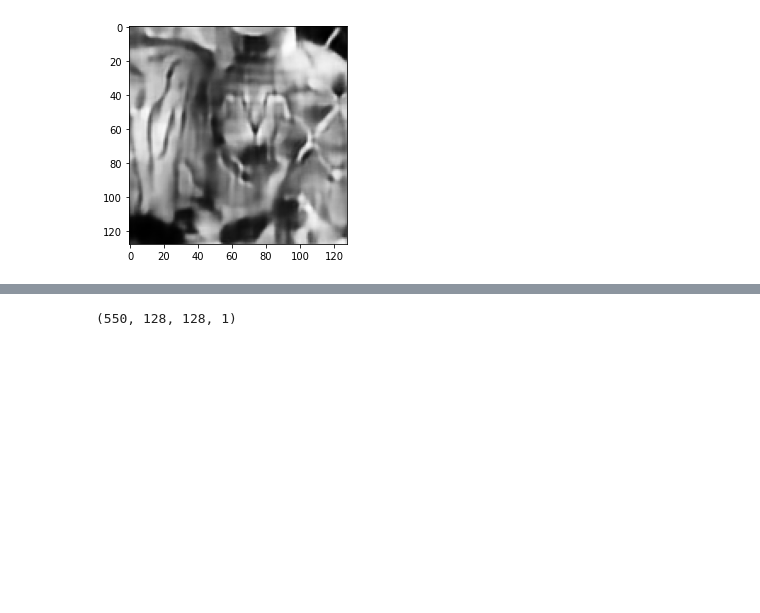
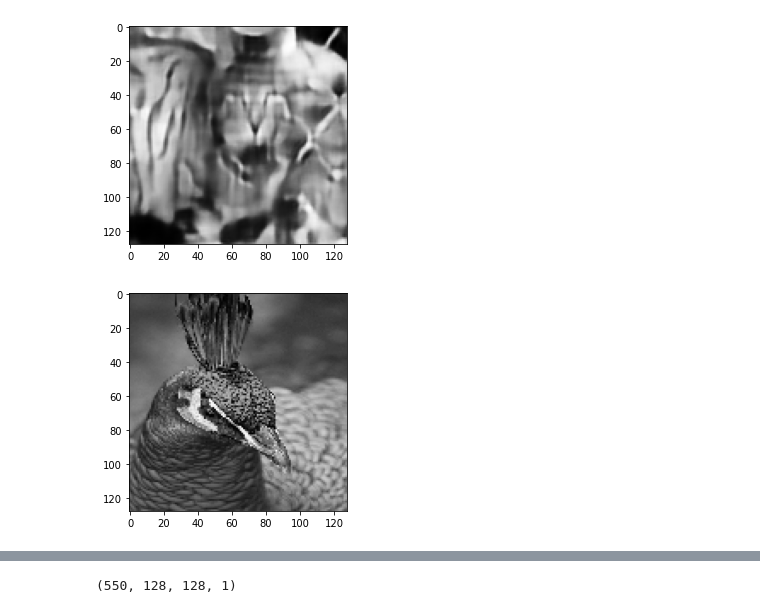
Before and after one commit to DMMP0/ItML, a Jupyter notebook: n+1_sima_prova.ipynb, the cells around one changed output, grey strips where cells are left out. Saved outputs shown, nothing was run; the diff lists cells and outputs as text; code cells hidden in the pictures; blank space fills up the shorter version.

```diff
--- a/n+1_sima_prova.ipynb
+++ b/n+1_sima_prova.ipynb
@@ -205,3 +195,10 @@ query_data, query_label = data_loader2(query_path)
 # %%
 gallery_data = np.asarray(gallery_data)
 query_data = np.asarray(query_data)
+# %%
+sample_image = gallery_data[302]
+sample_image = np.expand_dims(sample_image,axis=0)
+image2 = model.predict(sample_image)
+display_img(gallery_data[302])
+# %% [output]
+[figure, added]
```
Also changed, not shown: parts of 22 cells of this notebook.
